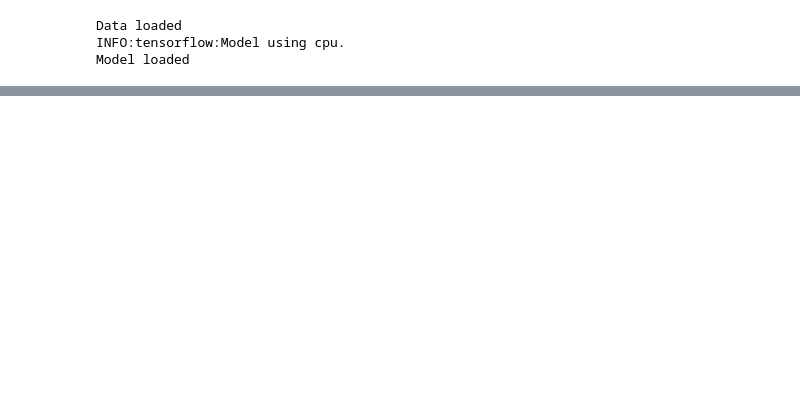
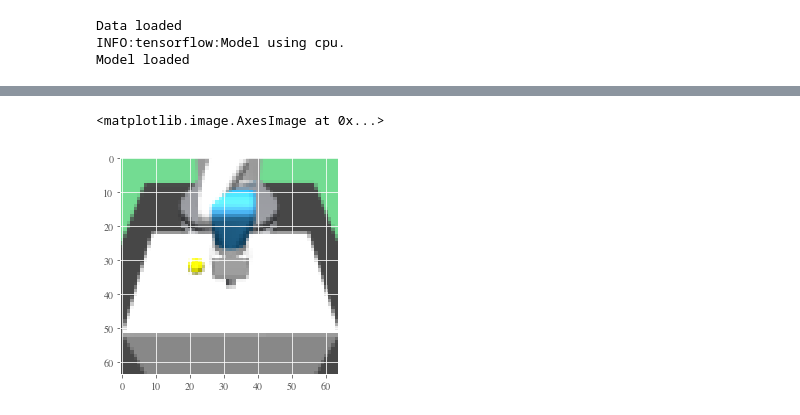
Before and after one commit to DarthPumpkin/generative-parametrizations, a Jupyter notebook: scripts/dead_unit_detector_notebook.ipynb, the cells around one changed output, grey strips where cells are left out. Drawn from its saved outputs; the diff is of its cells as text; code cells hidden in the pictures; blank space fills up the shorter version.

```diff
--- a/scripts/dead_unit_detector_notebook.ipynb
+++ b/scripts/dead_unit_detector_notebook.ipynb
@@ -122,0 +150,11 @@ plt.imshow(dataset[9])
+# %%
+# for i in range(300):
+#     plt.grid("off")
+#     plt.title(str(i))
+#     plt.imshow(dataset[i])
+#     plt.show()
+plt.imshow(dataset[110])  # only yellow ball
+# plt.imshow(dataset[103])  # only blue ball
+# %% [output]
+<matplotlib.image.AxesImage at 0x...>
+[figure, added]
```
Also changed, not shown: parts of 8 cells of this notebook.
